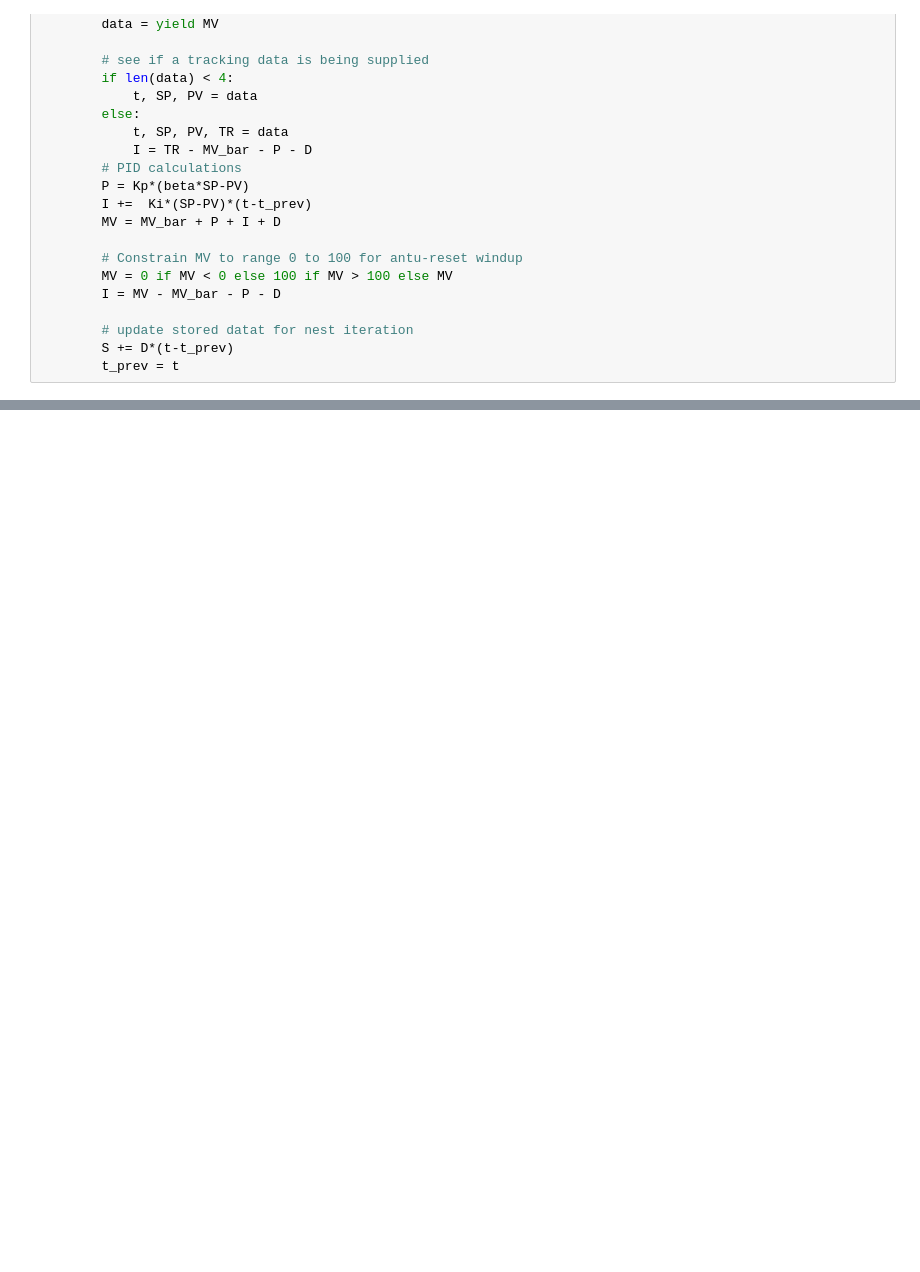
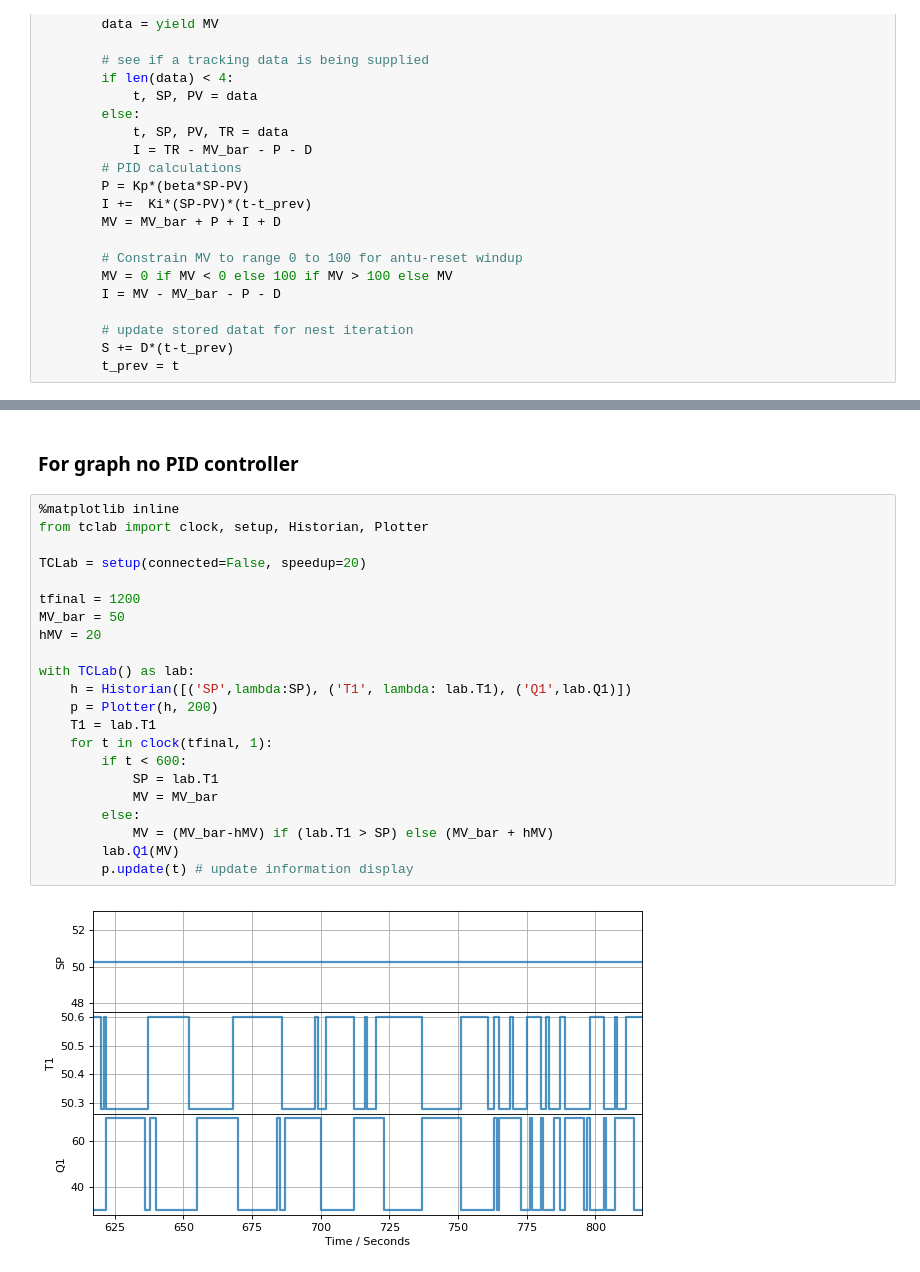
Before and after one commit to chaiwat47/CP3-Chaiwat-Klaewwigkij, a Jupyter notebook: Chemical_process_control/PID_Controller/PID_Tuning.ipynb, the cells around one changed output, grey strips where cells are left out. Drawn from its saved outputs; the diff is of its cells as text; blank space fills up the shorter version.

```diff
--- a/Chemical_process_control/PID_Controller/PID_Tuning.ipynb
+++ b/Chemical_process_control/PID_Controller/PID_Tuning.ipynb
@@ -56,0 +93,26 @@ def PID(Kp, Ki, Kd, MV_bar=0, beta=1, gamma=0):
+# %% [markdown]
+### For graph no PID controller
+# %%
+%matplotlib inline
+from tclab import clock, setup, Historian, Plotter
+
+TCLab = setup(connected=False, speedup=20)
+
+tfinal = 1200
+MV_bar = 50
+hMV = 20
+
+with TCLab() as lab:
+    h = Historian([('SP',lambda:SP), ('T1', lambda: lab.T1), ('Q1',lab.Q1)])
+    p = Plotter(h, 200)
+    T1 = lab.T1
+    for t in clock(tfinal, 1):
+        if t < 600:
+            SP = lab.T1
+            MV = MV_bar
+        else:
+            MV = (MV_bar-hMV) if (lab.T1 > SP) else (MV_bar + hMV)
+        lab.Q1(MV)
+        p.update(t) # update information display
+# %% [output]
+[figure, added]
```
Also changed, not shown: parts of 15 cells of this notebook.
